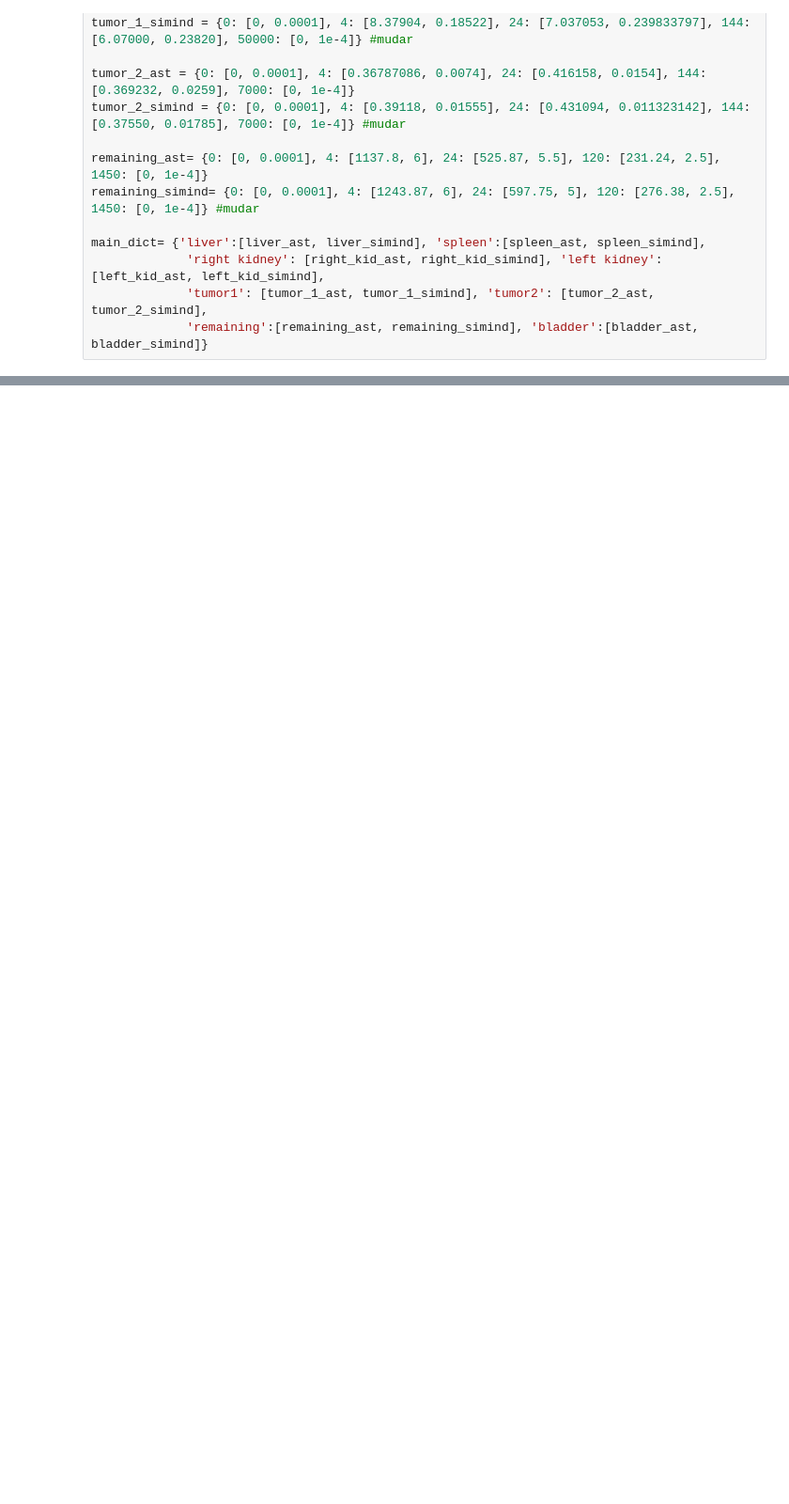
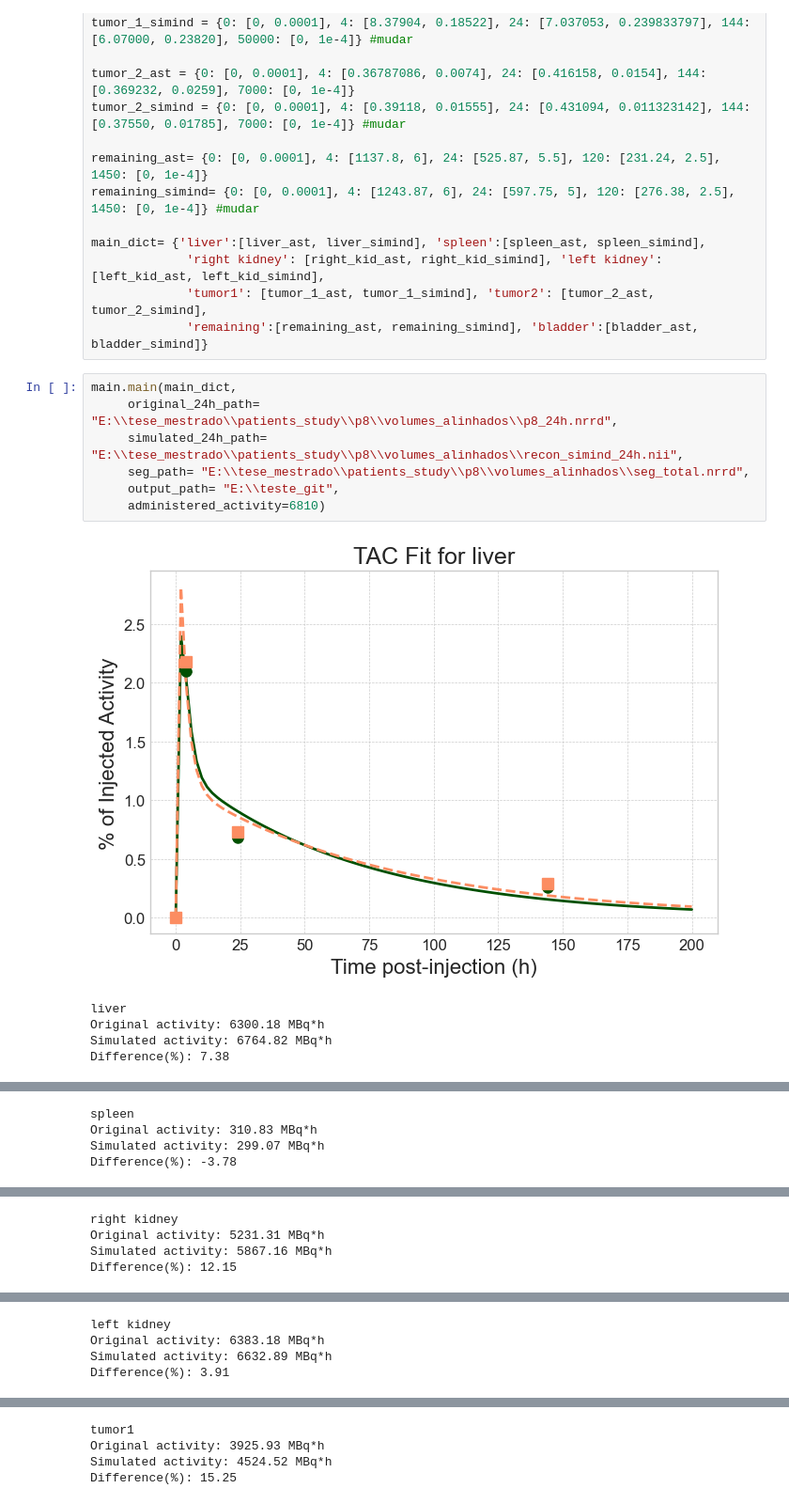
Before and after one commit to luisadias02/masters-thesis, a Jupyter notebook: run_main.ipynb, the cells around one changed output, grey strips where cells are left out. Shown at 94% size. Saved outputs shown, nothing was run; the diff lists cells and outputs as text; blank space fills up the shorter version.

```diff
--- a/run_main.ipynb
+++ b/run_main.ipynb
@@ -27,3 +41,16 @@ main_dict= {'liver':[liver_ast, liver_simind], 'spleen':[spleen_ast, spleen_simi
 			 'right kidney': [right_kid_ast, right_kid_simind], 'left kidney': [left_kid_ast, left_kid_simind],
 			 'tumor1': [tumor_1_ast, tumor_1_simind], 'tumor2': [tumor_2_ast, tumor_2_simind],
              'remaining':[remaining_ast, remaining_simind], 'bladder':[bladder_ast, bladder_simind]}
+# %%
+main.main(main_dict,
+     original_24h_path= "E:\\tese_mestrado\\patients_study\\p8\\volumes_alinhados\\p8_24h.nrrd",
+     simulated_24h_path= "E:\\tese_mestrado\\patients_study\\p8\\volumes_alinhados\\recon_simind_24h.nii",
+     seg_path= "E:\\tese_mestrado\\patients_study\\p8\\volumes_alinhados\\seg_total.nrrd",
+     output_path= "E:\\teste_git",
+     administered_activity=6810)
+# %% [output]
+[figure, added]
+liver
+Original activity: 6300.18 MBq*h
+Simulated activity: 6764.82 MBq*h
+Difference(%): 7.38
@@ -29,0 +58,4 @@ main_dict= {'liver':[liver_ast, liver_simind], 'spleen':[spleen_ast, spleen_simi
+spleen
+Original activity: 310.83 MBq*h
+Simulated activity: 299.07 MBq*h
+Difference(%): -3.78
@@ -29,0 +63,4 @@ main_dict= {'liver':[liver_ast, liver_simind], 'spleen':[spleen_ast, spleen_simi
+right kidney
+Original activity: 5231.31 MBq*h
+Simulated activity: 5867.16 MBq*h
+Difference(%): 12.15
@@ -29,0 +68,4 @@ main_dict= {'liver':[liver_ast, liver_simind], 'spleen':[spleen_ast, spleen_simi
+left kidney
+Original activity: 6383.18 MBq*h
+Simulated activity: 6632.89 MBq*h
+Difference(%): 3.91
@@ -29,0 +73,4 @@ main_dict= {'liver':[liver_ast, liver_simind], 'spleen':[spleen_ast, spleen_simi
+tumor1
+Original activity: 3925.93 MBq*h
+Simulated activity: 4524.52 MBq*h
+Difference(%): 15.25
```
Also changed, not shown: parts of 3 cells of this notebook, 6 other files.
